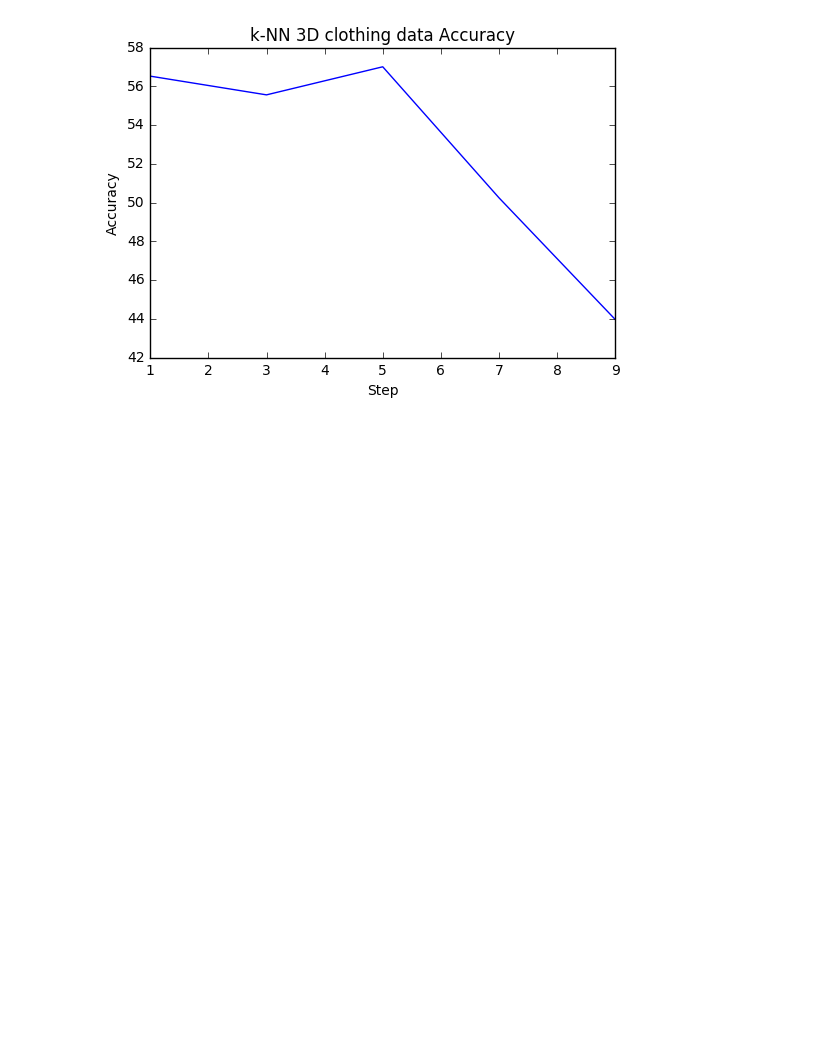
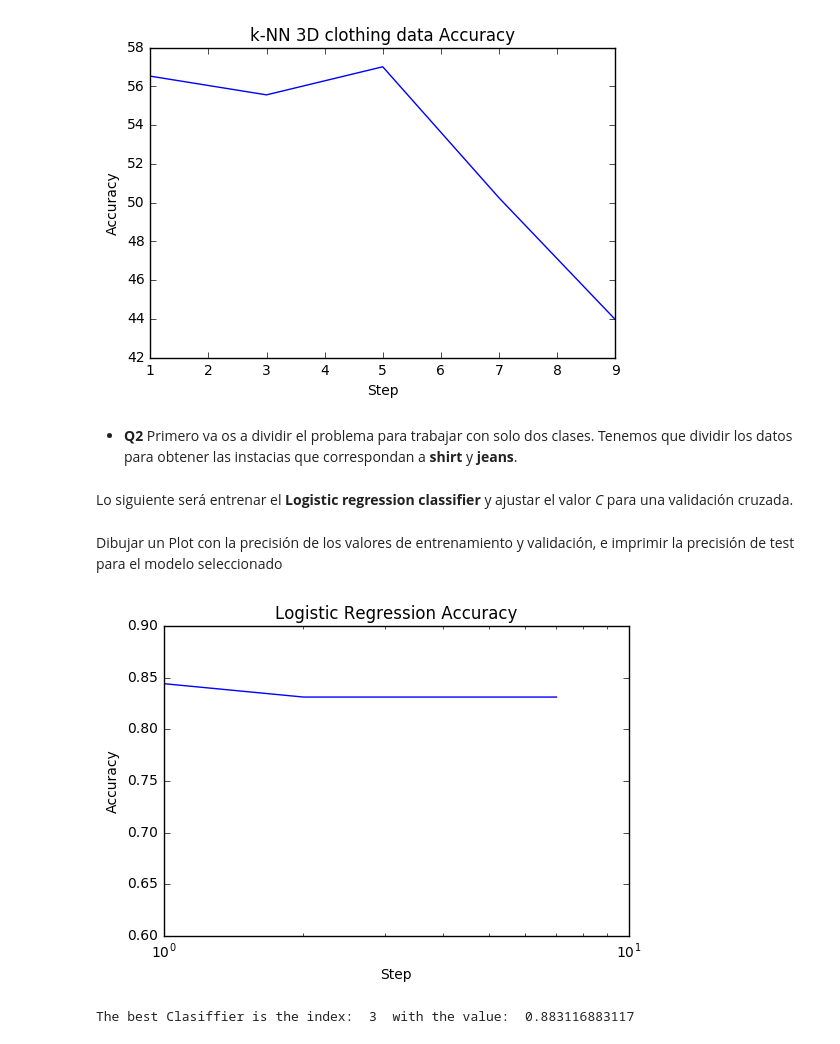
Before and after one commit to Davideando/PythonPerception, a Jupyter notebook: Classification/Classification-David-Ortiz.ipynb, the cells around one changed output. Drawn from its saved outputs; the diff is of its cells as text; code cells hidden in the pictures; blank space fills up the shorter version.

```diff
--- a/Classification/Classification-David-Ortiz.ipynb
+++ b/Classification/Classification-David-Ortiz.ipynb
@@ -139,3 +142,5 @@ Accuracy for k =  7 :    50.2415458937 %.
 Accuracy for k =  8 :    46.8599033816 %.
 Accuracy for k =  9 :    43.961352657 %.
 [figure]
+# %% [markdown]
+- **Q2** Primero va os a dividir el problema para trabajar con solo dos clases. Tenemos que dividir los datos para obtener las instacias que correspondan a **shirt** y **jeans**.
@@ -141,0 +166,36 @@ Accuracy for k =  9 :    43.961352657 %.
+# %% [markdown]
+Lo siguiente será entrenar el **Logistic regression classifier** y ajustar el valor *C* para una validación cruzada.
+# %%
+# Ahora se entrena el clasificador
+## Se inicializan las variables
+Index_2Class = []
+Score_2Class = []
+
+for c in range(-7,8):
+    Log_reg = LogisticRegression(C = 10**c)
+    # Store the index
+    Index_2Class.append(c)
+    # Se ajusta el clasificador
+    Log_reg.fit(train_3D_2class,label_3D_train_2class)
+    Score_2Class.append(Log_reg.score(test_3D_2class, label_3D_test_2class))
+# %% [markdown]
+Dibujar un Plot con la precisión de los valores de entrenamiento y validación, e imprimir la precisión de test para el modelo seleccionado
+# %%
+# Plot the accuraccy of logistic regression classifier
+# Plot the accuracy of Iris kNN classifier
+# Define the descriptors
+plt.title("Logistic Regression Accuracy")
+plt.xlabel("Step")
+plt.ylabel("Accuracy")
+plt.xscale('log')
+
+#Plot the Accuracy
+plt.plot(Index_2Class, Score_2Class)
+plt.show()
+
+# Print the best accuracy
+best_clas = np.argmax(Score_2Class)
+print 'The best Clasiffier is the index: ', best_clas, ' with the value: ', Score_2Class[best_clas]
+# %% [output]
+[figure, added]
+The best Clasiffier is the index:  3  with the value:  0.883116883117
```
Also changed, not shown: parts of 2 cells of this notebook.
